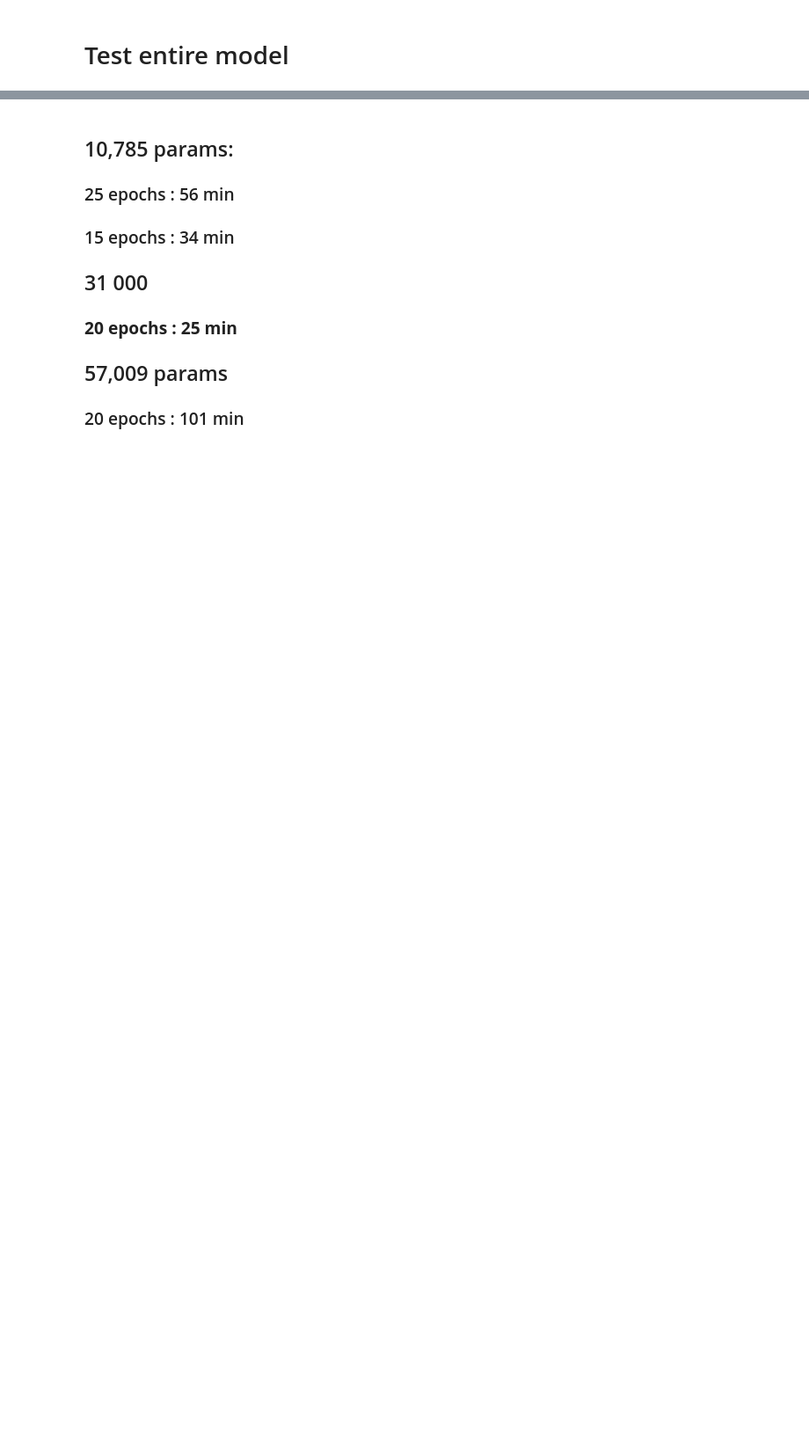
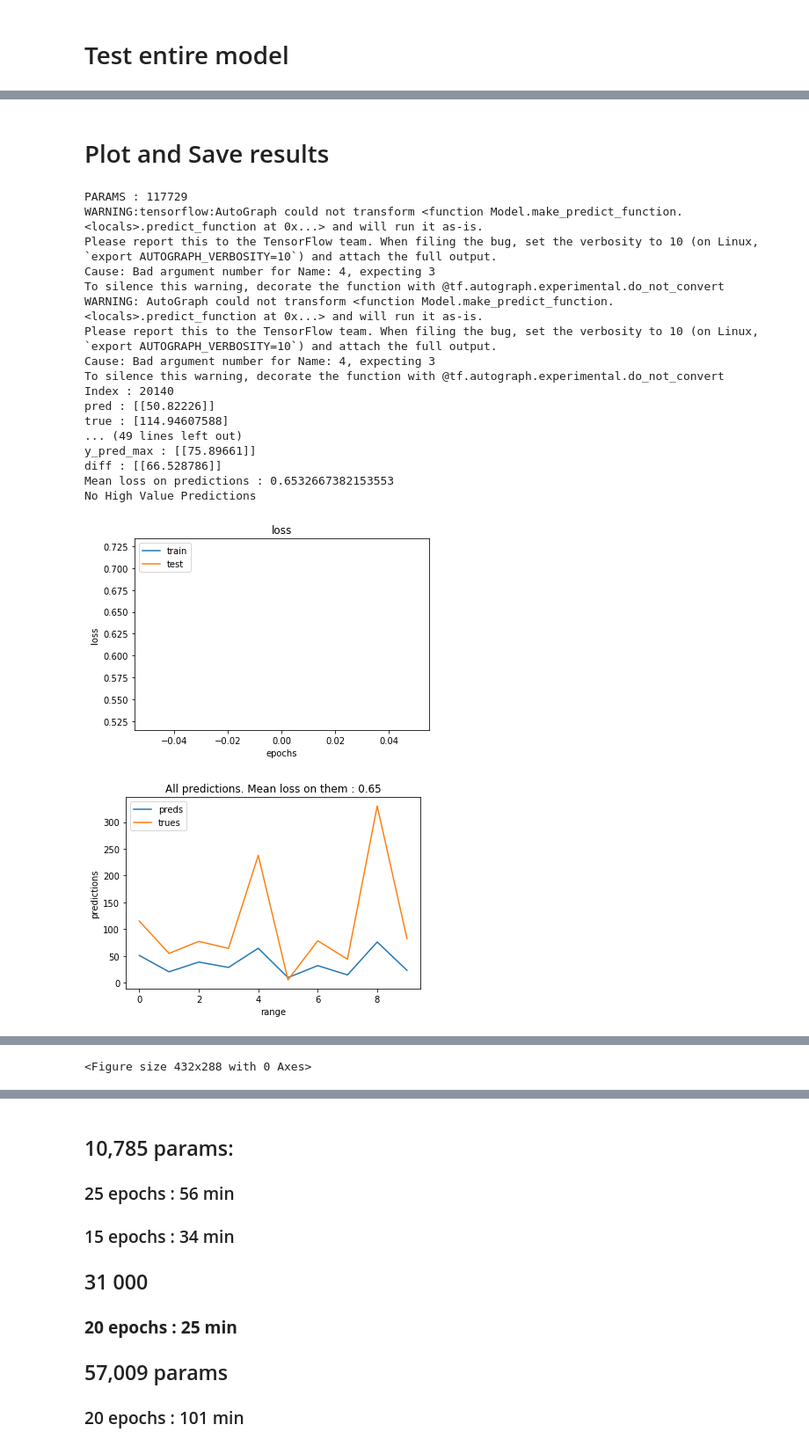
Before and after one commit to RoxaneFis/single-path-nas, a Jupyter notebook: HAS/treatment_multiple_inputs.ipynb, the cells around one changed output, grey strips where cells are left out. Shown: that part at 88% size. Drawn from its saved outputs; the diff is of its cells as text; code cells hidden in the pictures; blank space fills up the shorter version.

```diff
--- a/HAS/treatment_multiple_inputs.ipynb
+++ b/HAS/treatment_multiple_inputs.ipynb
@@ -385,10 +361,10 @@ val_blocks = np.array(val_blocks)
 # %%
 #NORMED
-#train_dataset_norm = tf.data.Dataset.from_tensor_slices(((X_train_nn_norm, X_train_hw_param_norm), y_train))
-#test_dataset_norm = tf.data.Dataset.from_tensor_slices(((X_val_nn_norm, X_val_hw_param_norm), y_val))
+train_dataset_norm = tf.data.Dataset.from_tensor_slices(((X_train_nn_norm, X_train_hw_param_norm), y_train))
+test_dataset_norm = tf.data.Dataset.from_tensor_slices(((X_val_nn_norm, X_val_hw_param_norm), y_val))
 
-train_dataset_norm = tf.data.Dataset.from_tensor_slices(( (train_blocks,X_train_nn_norm, X_train_hw_param_norm), y_train) )
-test_dataset_norm = tf.data.Dataset.from_tensor_slices(( (val_blocks,X_val_nn_norm, X_val_hw_param_norm), y_val) )
+#train_dataset_norm = tf.data.Dataset.from_tensor_slices(( (train_blocks,X_train_nn_norm, X_train_hw_param_norm), y_train) )
+#test_dataset_norm = tf.data.Dataset.from_tensor_slices(( (val_blocks,X_val_nn_norm, X_val_hw_param_norm), y_val) )
 
 train_dataset_norm = train_dataset_norm.shuffle(SHUFFLE_BUFFER_SIZE)
 test_dataset_norm = test_dataset_norm.shuffle(SHUFFLE_BUFFER_SIZE)
@@ -478,7 +425,7 @@ optimizer = tf.keras.optimizers.Adam(learning_rate=lr_schedule)
 # %%
 #%pycache
 
-full_epochs = 20
+full_epochs = 1
 
 print(f'PARAMS : {full_model.count_params()}')
 t4= time.clock()
@@ -514,0 +463,44 @@ Training Full Model for 20 epochs : 17.46221411666667 min
+# %% [markdown]
+# Plot and Save results
+# %%
+#%pycache
+
+t5= time.clock()
+nb_final_epochs_for_mean = 5
+print(f'PARAMS : {full_model.count_params()}')
+#name = f'{name_test}_{full_model.count_params()}_param'
+name = 'model_1'
+save = True
+
+nb_predictions = 100
+max_val_loss=1 # doesn't save the results if they are above this thresold
+
+model = full_model
+X_val_list = [X_val_nn_norm, X_val_hw_param_norm]
+history = history
+
+
+save_model(path=path_entire_model, model= model, history=history, X_list=X_val_list, y=y_val, std=std, name=name, nb_predictions = nb_predictions, max_val_loss=max_val_loss, nb_final_epochs_for_mean = nb_final_epochs_for_mean, save=save)
+
+
+t6= time.clock()
+# %% [output]
+PARAMS : 117729
+WARNING:tensorflow:AutoGraph could not transform <function Model.make_predict_function.<locals>.predict_function at 0x...> and will run it as-is.
+Please report this to the TensorFlow team. When filing the bug, set the verbosity to 10 (on Linux, `export AUTOGRAPH_VERBOSITY=10`) and attach the full output.
+Cause: Bad argument number for Name: 4, expecting 3
+To silence this warning, decorate the function with @tf.autograph.experimental.do_not_convert
+WARNING: AutoGraph could not transform <function Model.make_predict_function.<locals>.predict_function at 0x...> and will run it as-is.
+Please report this to the TensorFlow team. When filing the bug, set the verbosity to 10 (on Linux, `export AUTOGRAPH_VERBOSITY=10`) and attach the full output.
+Cause: Bad argument number for Name: 4, expecting 3
+To silence this warning, decorate the function with @tf.autograph.experimental.do_not_convert
+Index : 20140
+pred : [[50.82226]]
+true : [114.94607588]
+... (49 lines left out)
+y_pred_max : [[75.89661]]
+diff : [[66.528786]]
+Mean loss on predictions : 0.6532667382153553
+No High Value Predictions
+[figure, added]
+[figure, added]
@@ -514,0 +509 @@ Training Full Model for 20 epochs : 17.46221411666667 min
+<Figure size 432x288 with 0 Axes>
```
Also changed, not shown: parts of 45 cells of this notebook, 3 other files.
